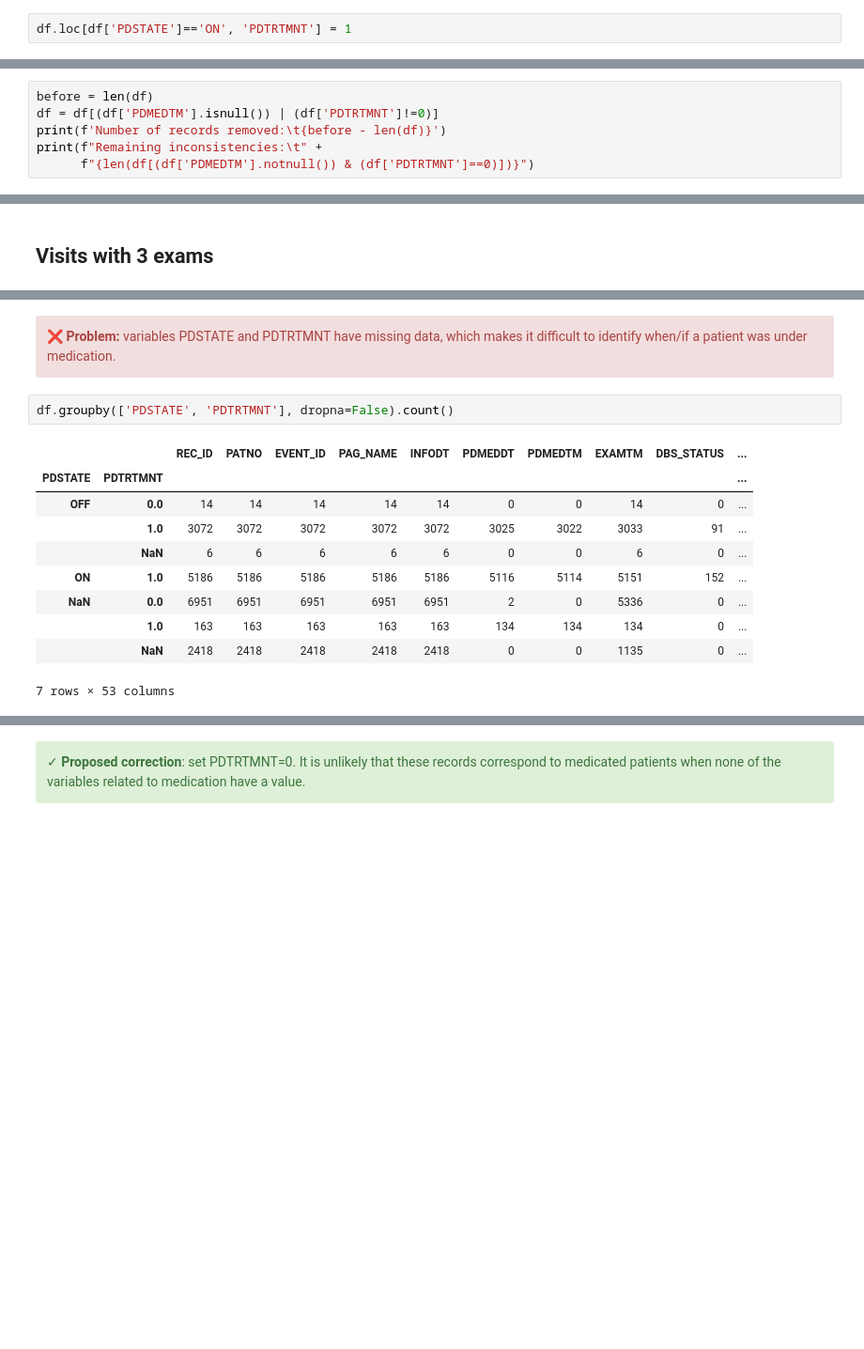
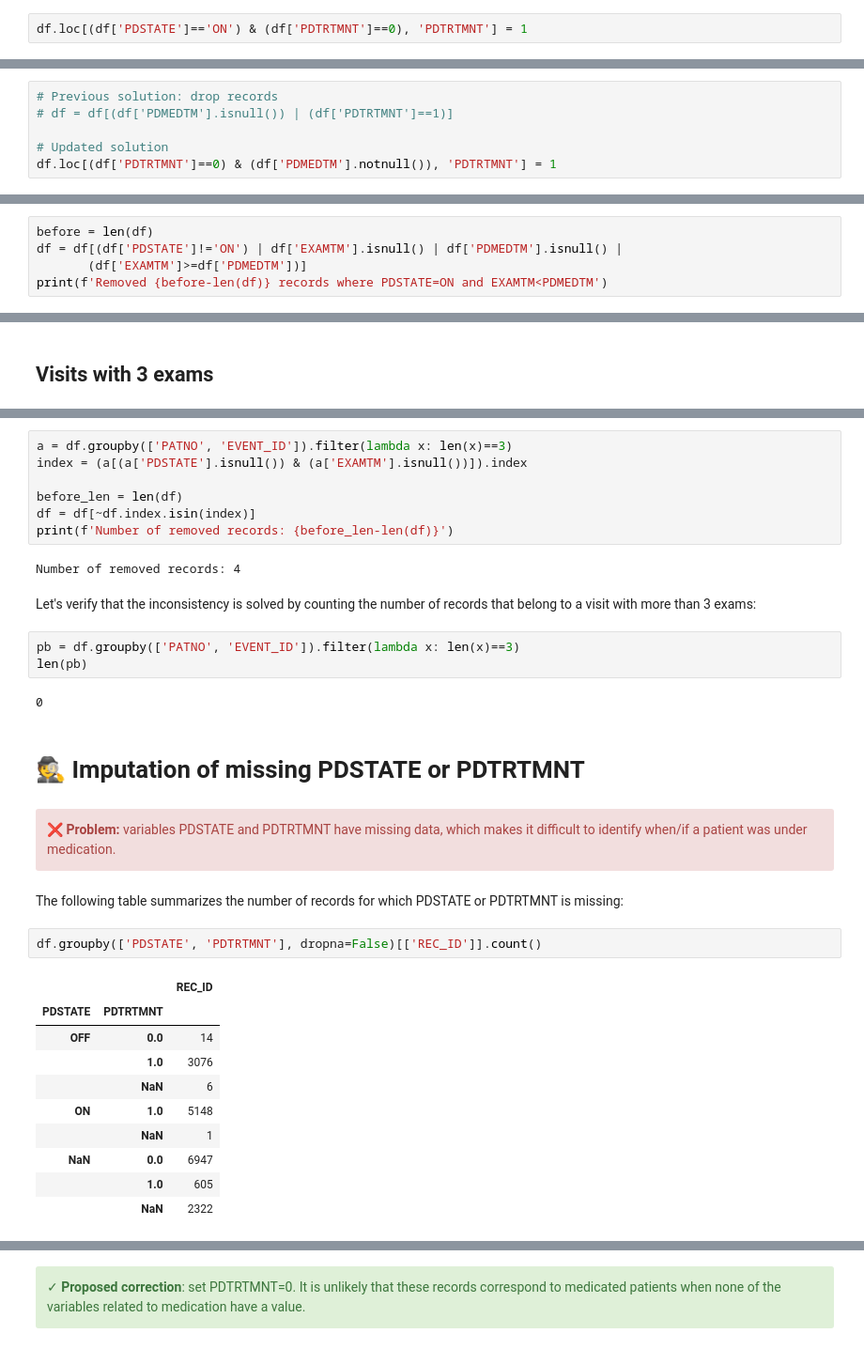
Before and after one commit to LivingPark-MRI/ppmi-treatment-and-on-off-status, a Jupyter notebook: PPMI medication and ON-OFF status.ipynb, the cells around one changed output, grey strips where cells are left out. Shown at 94% size. Cells and saved outputs as stored; diff of their text form; blank space fills up the shorter version.

```diff
--- a/PPMI medication and ON-OFF status.ipynb
+++ b/PPMI medication and ON-OFF status.ipynb
@@ -103,5 +138,5 @@ dtype: timedelta64[ns]
 # %%
-df.loc[df['PDSTATE']=='ON', 'PDTRTMNT'] = 1
+df.loc[(df['PDSTATE']=='ON') & (df['PDTRTMNT']==0), 'PDTRTMNT'] = 1
 # %% [markdown]
 Let's verify that the inconsistency is now resolved:
 # %%
@@ -142,0 +184,6 @@ errors.groupby('PDSTATE',dropna=False).count()
+# %%
+# Previous solution: drop records
+# df = df[(df['PDMEDTM'].isnull()) | (df['PDTRTMNT']==1)]
+
+# Updated solution
+df.loc[(df['PDTRTMNT']==0) & (df['PDMEDTM'].notnull()), 'PDTRTMNT'] = 1
@@ -149,7 +259,6 @@ errors.groupby('PDSTATE',dropna=False).count()
 # %%
 before = len(df)
-df = df[(df['PDMEDTM'].isnull()) | (df['PDTRTMNT']!=0)]
-print(f'Number of records removed:\t{before - len(df)}')
-print(f"Remaining inconsistencies:\t" +
-      f"{len(df[(df['PDMEDTM'].notnull()) & (df['PDTRTMNT']==0)])}")
+df = df[(df['PDSTATE']!='ON') | df['EXAMTM'].isnull() | df['PDMEDTM'].isnull() |
+       (df['EXAMTM']>=df['PDMEDTM'])]
+print(f'Removed {before-len(df)} records where PDSTATE=ON and EXAMTM<PDMEDTM')
 # %% [output]
@@ -204,18 +306,38 @@ HTML(pb[:10].to_html(index=False))
+# %%
+a = df.groupby(['PATNO', 'EVENT_ID']).filter(lambda x: len(x)==3)
+index = (a[(a['PDSTATE'].isnull()) & (a['EXAMTM'].isnull())]).index
+
+before_len = len(df)
+df = df[~df.index.isin(index)]
+print(f'Number of removed records: {before_len-len(df)}')
+# %% [output]
+Number of removed records: 4
+# %% [markdown]
+Let's verify that the inconsistency is solved by counting the number of records that belong to a visit with more than 3 exams:
+# %%
+pb = df.groupby(['PATNO', 'EVENT_ID']).filter(lambda x: len(x)==3)
+len(pb)
+# %% [output]
+0
+# %% [markdown]
+# 🕵️ Imputation of missing PDSTATE or PDTRTMNT
 # %% [markdown]
 <div class="alert alert-block alert-danger">
     	&#10060; <b>Problem:</b> variables PDSTATE and PDTRTMNT have missing data, which makes it difficult to identify when/if a patient was under medication.
 </div>
+# %% [markdown]
+The following table summarizes the number of records for which PDSTATE or PDTRTMNT is missing:
 # %%
-df.groupby(['PDSTATE', 'PDTRTMNT'], dropna=False).count()
+df.groupby(['PDSTATE', 'PDTRTMNT'], dropna=False)[['REC_ID']].count()
 # %% [output]
-|  |  | REC_ID | PATNO | EVENT_ID | PAG_NAME | INFODT | PDMEDDT | PDMEDTM | EXAMTM | DBS_STATUS | ... |
-| PDSTATE | PDTRTMNT |  |  |  |  |  |  |  |  |  | ... |
-| OFF | 0.0 | 14 | 14 | 14 | 14 | 14 | 0 | 0 | 14 | 0 | ... |
-|  | 1.0 | 3072 | 3072 | 3072 | 3072 | 3072 | 3025 | 3022 | 3033 | 91 | ... |
-|  | NaN | 6 | 6 | 6 | 6 | 6 | 0 | 0 | 6 | 0 | ... |
-| ON | 1.0 | 5186 | 5186 | 5186 | 5186 | 5186 | 5116 | 5114 | 5151 | 152 | ... |
-| NaN | 0.0 | 6951 | 6951 | 6951 | 6951 | 6951 | 2 | 0 | 5336 | 0 | ... |
-|  | 1.0 | 163 | 163 | 163 | 163 | 163 | 134 | 134 | 134 | 0 | ... |
-|  | NaN | 2418 | 2418 | 2418 | 2418 | 2418 | 0 | 0 | 1135 | 0 | ... |
+|  |  | REC_ID |
+| PDSTATE | PDTRTMNT |  |
+| OFF | 0.0 | 14 |
+|  | 1.0 | 3076 |
+|  | NaN | 6 |
+| ON | 1.0 | 5148 |
+|  | NaN | 1 |
+| NaN | 0.0 | 6947 |
+|  | 1.0 | 605 |
+|  | NaN | 2322 |
-7 rows × 53 columns
 # %% [markdown]
```
Also changed, not shown: parts of 165 cells of this notebook.
